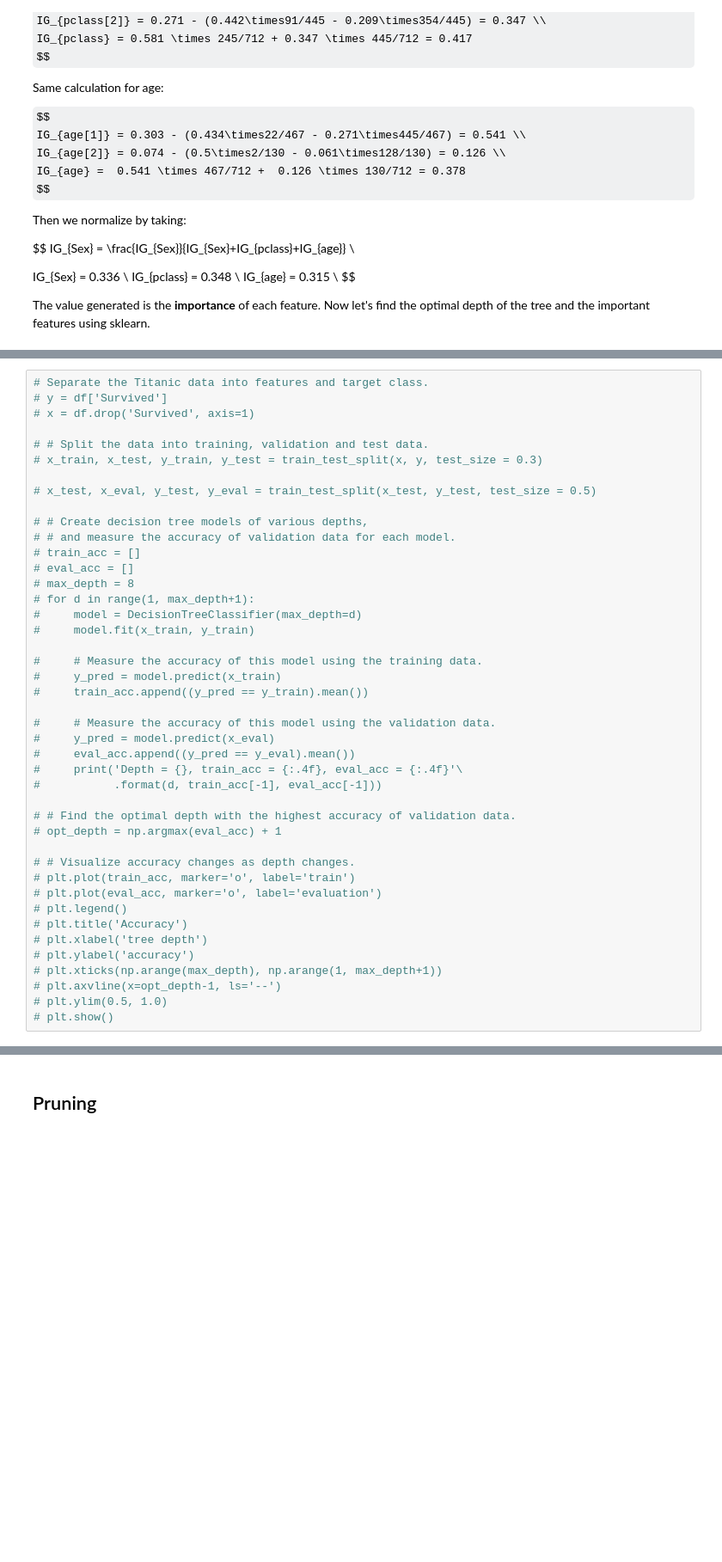
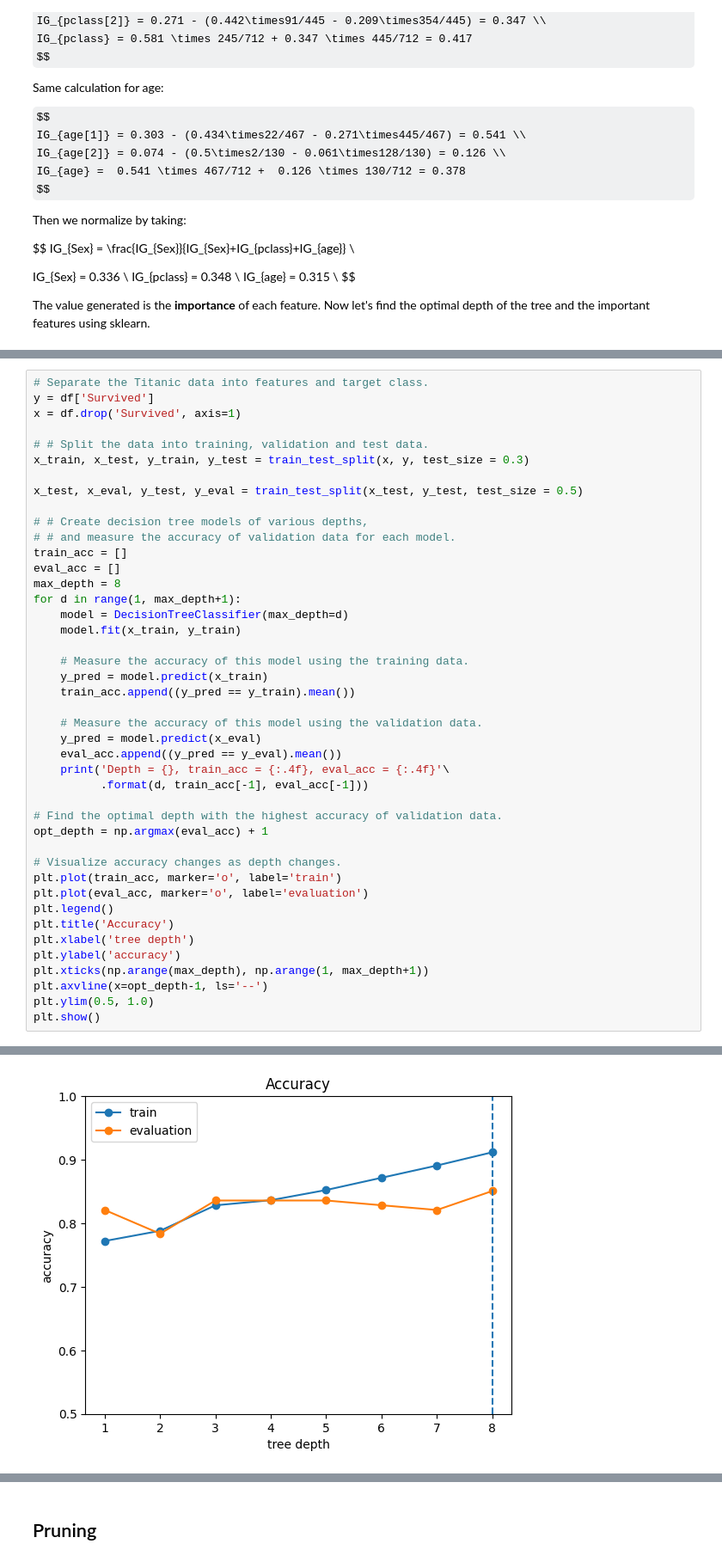
Before and after one commit to chiamweichen/uno-DAC-Curriculum, a Jupyter notebook: DAC-006_Machine_Learning/DAC-006-Intro_to_ML_Session_2_Student.ipynb, the cells around one changed output, grey strips where cells are left out. Shown at 86% size. Cells and saved outputs as stored; diff of their text form; some formulas as TeX source; blank space fills up the shorter version.

```diff
--- a/DAC-006_Machine_Learning/DAC-006-Intro_to_ML_Session_2_Student.ipynb
+++ b/DAC-006_Machine_Learning/DAC-006-Intro_to_ML_Session_2_Student.ipynb
@@ -181,43 +188,44 @@ The value generated is the **importance** of each feature. Now let's find the op
 # %%
 # Separate the Titanic data into features and target class.
-# y = df['Survived']
-# x = df.drop('Survived', axis=1)
+y = df['Survived']
+x = df.drop('Survived', axis=1)
 
 # # Split the data into training, validation and test data.
-# x_train, x_test, y_train, y_test = train_test_split(x, y, test_size = 0.3)
+x_train, x_test, y_train, y_test = train_test_split(x, y, test_size = 0.3)
 
-# x_test, x_eval, y_test, y_eval = train_test_split(x_test, y_test, test_size = 0.5)
+x_test, x_eval, y_test, y_eval = train_test_split(x_test, y_test, test_size = 0.5)
 
 # # Create decision tree models of various depths,
 # # and measure the accuracy of validation data for each model.
-# train_acc = []
-# eval_acc = []
-# max_depth = 8
-# for d in range(1, max_depth+1):
-#     model = DecisionTreeClassifier(max_depth=d)
-#     model.fit(x_train, y_train)
+train_acc = []
+eval_acc = []
+max_depth = 8
+for d in range(1, max_depth+1):
+    model = DecisionTreeClassifier(max_depth=d)
+    model.fit(x_train, y_train)
 
-#     # Measure the accuracy of this model using the training data.
-#     y_pred = model.predict(x_train)
-#     train_acc.append((y_pred == y_train).mean())
+    # Measure the accuracy of this model using the training data.
+    y_pred = model.predict(x_train)
+    train_acc.append((y_pred == y_train).mean())
 
-#     # Measure the accuracy of this model using the validation data.
-#     y_pred = model.predict(x_eval)
-#     eval_acc.append((y_pred == y_eval).mean())
-#     print('Depth = {}, train_acc = {:.4f}, eval_acc = {:.4f}'\
-#           .format(d, train_acc[-1], eval_acc[-1]))
+    # Measure the accuracy of this model using the validation data.
+    y_pred = model.predict(x_eval)
+    eval_acc.append((y_pred == y_eval).mean())
+    print('Depth = {}, train_acc = {:.4f}, eval_acc = {:.4f}'\
+          .format(d, train_acc[-1], eval_acc[-1]))
 
-# # Find the optimal depth with the highest accuracy of validation data.
-# opt_depth = np.argmax(eval_acc) + 1
+# Find the optimal depth with the highest accuracy of validation data.
+opt_depth = np.argmax(eval_acc) + 1
 
-# # Visualize accuracy changes as depth changes.
-# plt.plot(train_acc, marker='o', label='train')
-# plt.plot(eval_acc, marker='o', label='evaluation')
-# plt.legend()
-# plt.title('Accuracy')
-# plt.xlabel('tree depth')
-# plt.ylabel('accuracy')
-# plt.xticks(np.arange(max_depth), np.arange(1, max_depth+1))
-# plt.axvline(x=opt_depth-1, ls='--')
-# plt.ylim(0.5, 1.0)
-# plt.show()
+# Visualize accuracy changes as depth changes.
+plt.plot(train_acc, marker='o', label='train')
+plt.plot(eval_acc, marker='o', label='evaluation')
+plt.legend()
+plt.title('Accuracy')
+plt.xlabel('tree depth')
+plt.ylabel('accuracy')
+plt.xticks(np.arange(max_depth), np.arange(1, max_depth+1))
+plt.axvline(x=opt_depth-1, ls='--')
+plt.ylim(0.5, 1.0)
+plt.show()
+# %% [output]
@@ -224,2 +240,3 @@ The value generated is the **importance** of each feature. Now let's find the op
+[figure, added]
 # %%
 # I set max_step=3 as a constant value for tree visualization.
```
Also changed, not shown: parts of 16 cells of this notebook.
